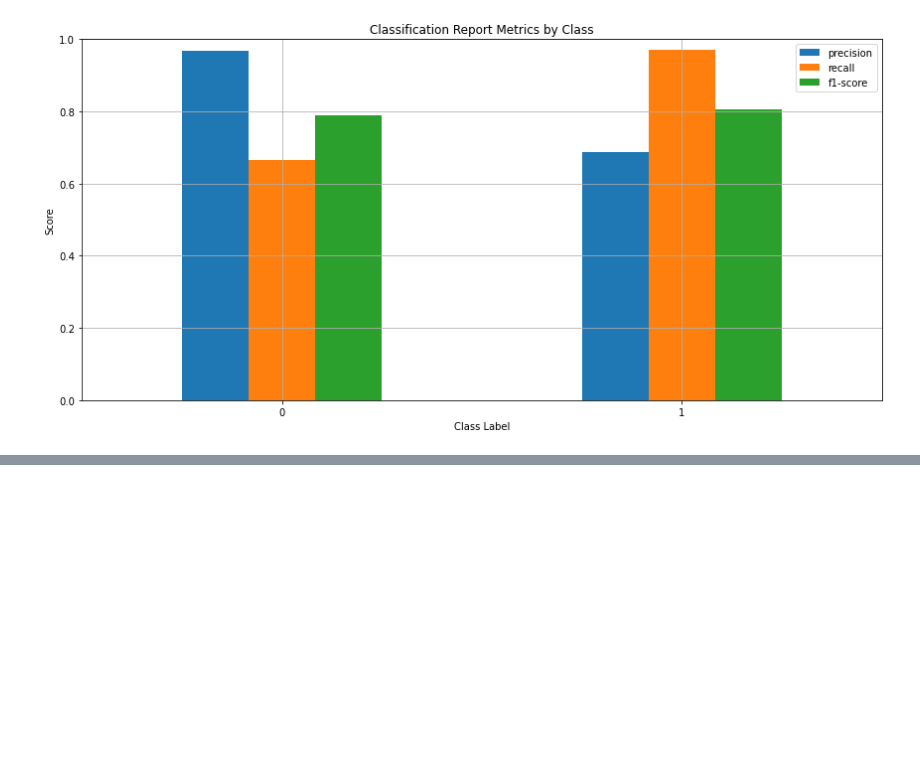
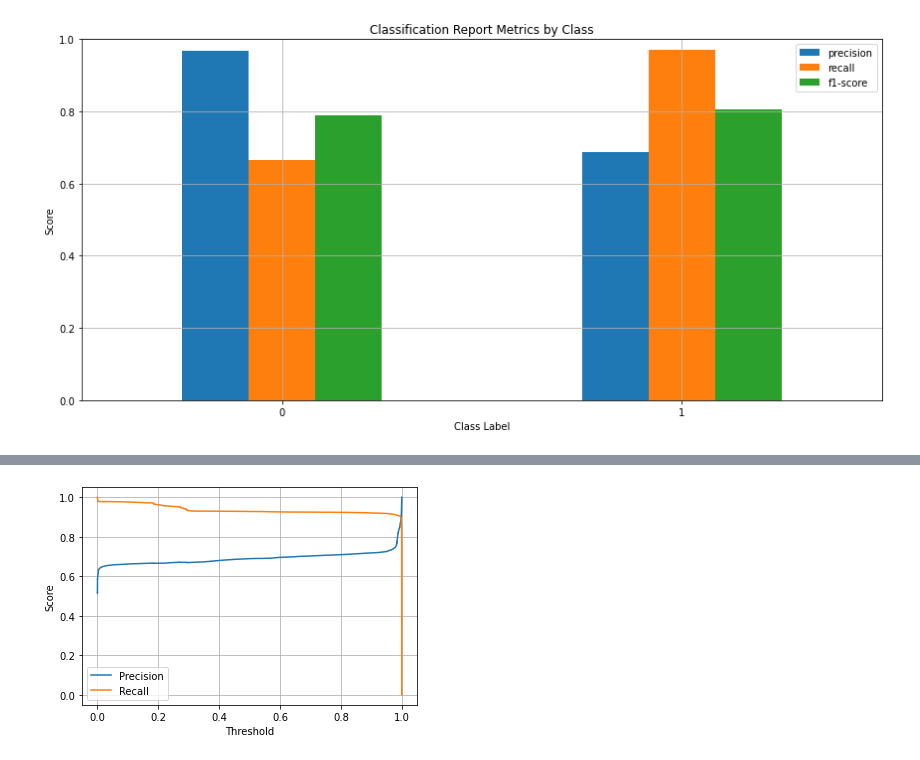
Before and after one commit to omarabdellatif99/Truck-Platooning-Simulation-CARLA, a Jupyter notebook: Machine Learning/Mohamed Amer - Random Forest Classifier/Machine Learning Model (NSL-KDD Dataset).ipynb, the cells around one changed output, grey strips where cells are left out. Cells and saved outputs as stored; diff of their text form; code cells hidden in the pictures; blank space fills up the shorter version.

```diff
--- a/Machine Learning/Mohamed Amer - Random Forest Classifier/Machine Learning Model (NSL-KDD Dataset).ipynb
+++ b/Machine Learning/Mohamed Amer - Random Forest Classifier/Machine Learning Model (NSL-KDD Dataset).ipynb
@@ -210,0 +236,4 @@ plt.show()
+# %%
+from sklearn.calibration import CalibratedClassifierCV
+calibrated_model = CalibratedClassifierCV(base_estimator=pipeline, cv=5)
+calibrated_model.fit(X, y)
@@ -210,0 +258,17 @@ plt.show()
+# %%
+from sklearn.metrics import precision_recall_curve
+
+probs = calibrated_model.predict_proba(X_test)[:, 1]
+precisions, recalls, thresholds = precision_recall_curve(y_test_encoded, probs)
+
+# Plot precision-recall vs threshold
+import matplotlib.pyplot as plt
+plt.plot(thresholds, precisions[:-1], label='Precision')
+plt.plot(thresholds, recalls[:-1], label='Recall')
+plt.xlabel('Threshold')
+plt.ylabel('Score')
+plt.legend()
+plt.grid()
+plt.show()
+# %% [output]
+[figure, added]
```
Also changed, not shown: parts of 5 cells of this notebook, 1 other file.
